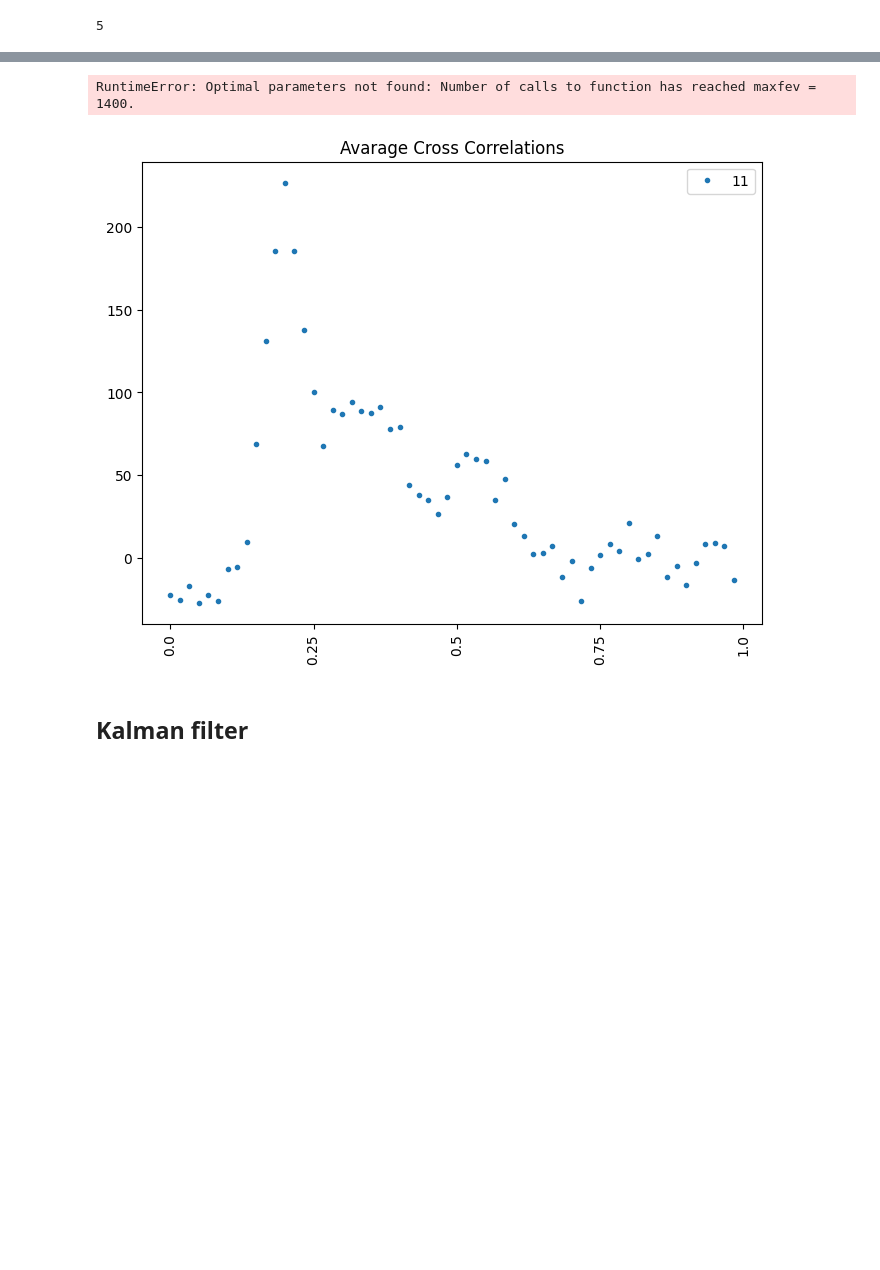
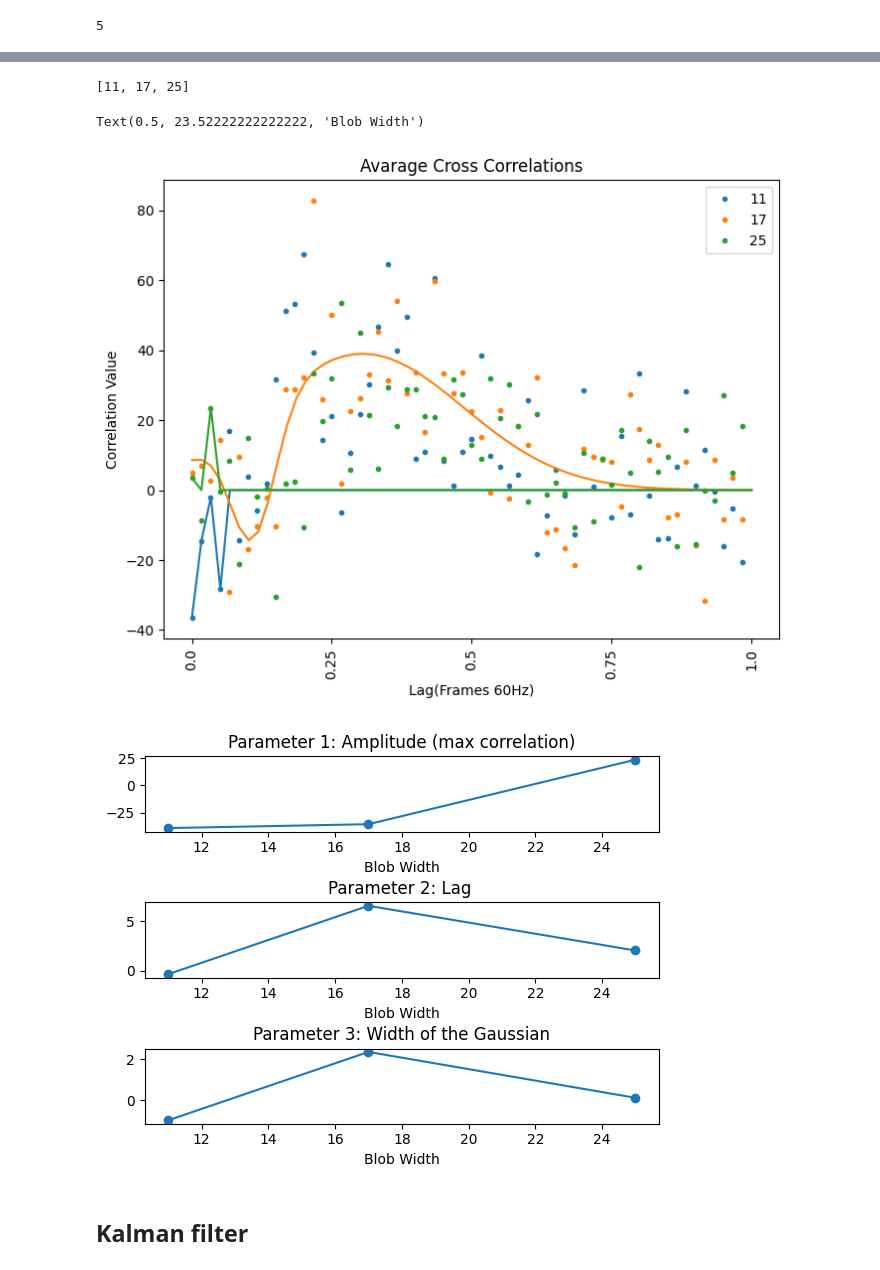
Before and after one commit to omeryildiran/Guido-Pascal-Omer-continuous-psychophysics, a Jupyter notebook: analysis_primier.ipynb, the cells around one changed output, grey strips where cells are left out. Cells and saved outputs as stored; diff of their text form; code cells hidden in the pictures; blank space fills up the shorter version.

```diff
--- a/analysis_primier.ipynb
+++ b/analysis_primier.ipynb
@@ -56,18 +54,19 @@ nTrialPerSigma
 # %% [output]
 5
 # %%
+
 from scipy.ndimage import gaussian_filter1d
 
-def smooth_data(data_to_smooth, window_size=4):
+def smooth_data(data_to_smooth, window_size=5):
     # Create a moving average filter
     filter = np.ones(window_size) / window_size
     smoothed_response = []
 # Iterate over all trials
-    for trialNum in range(response.shape[0]):
+    for trialNum in range(data_to_smooth.shape[0]):
     # Apply the filter to the response data
         #smoothed_response = gaussian_filter1d(response[trialNum, :], 2)
-        smoothed_response.append(np.convolve(response[trialNum, :], filter, mode='same'))
+        smoothed_response.append(np.convolve(data_to_smooth[trialNum, :], filter, mode='same'))
     smoothed_response=np.squeeze(smoothed_response)
     return smoothed_response
-response=smooth_data(response)
+eyeResp=smooth_data(eyeResp)
 #target=smooth_data(target)
@@ -101,4 +85,5 @@ plt.show()
 # %%
+response=eyeResp
 # create key-value pairs for the dictionary of 30 trials
 trial_dict = {}
 for i in range(nTrial):
@@ -174,7 +159,7 @@ ccg_blob_mean=[]
 ccg_single_blob=[]
 ccg_single_trials=[]
 frameRate=60
-lag_time=0.5 # seconds
+lag_time=1 # seconds
 lag_range = int(lag_time*frameRate)
 len_trial=len(trialDictSorted[0][1]['target'])
 mid_trial=int(len_trial/2)
@@ -189,7 +174,7 @@ for blob_width in range(len(blob_widths)):
         Y=tmp_trial['target'] # bonnen data
         X=np.diff(X)
         Y=np.diff(Y)
-        # iinstad of normalizing take zscore
+        # Take zscore
         X=(X-np.mean(X))/np.std(X)
         Y= (Y-np.mean(Y))/np.std(Y)
         ccg_single_trial= np.correlate(X, Y, 'full')
@@ -375,7 +360,7 @@ steps=int(frameRate*time_lag)
 from scipy.optimize import curve_fit
 import math
 
-blob_ind=0
+blob_ind=2
 ccg=ccg_blob_mean[blob_ind]
 mid_point = len(ccg) // 2
 ydata=ccg[mid_point:mid_point+steps]
@@ -402,3 +387,7 @@ Text(0, 0.5, 'Cross Correlation')
+# %%
+blob_widths
+# %% [output]
+[11, 17, 25]
 # %%
 colors = ["#1f77b4", "#ff7f0e", "#2ca02c", "#d62728", "#9467bd", "#8c564b"]
 # plot avarage cross correlation for trials with the same sigma value
@@ -440,44 +429,45 @@ for i,bw in enumerate(blob_widths):
    initial_guesses=[]
    initial_guesses.append(np.max(ydata))
    initial_guesses.append(np.argmax(ydata))
-   initial_guesses.append(np.std(ydata)*10)
+   initial_guesses.append(np.std(ydata)*1)
    initial_guesses.append(np.min(ydata))
    initial_guesses.append(np.argmin(ydata))
-   initial_guesses.append(np.std(ydata)*10)
+   initial_guesses.append(np.std(ydata)*1)
 
-   popt, pcov = curve_fit(double_gaussian, xdata, ydata,p0=initial_guesses )
+   popt, pcov = curve_fit(double_gaussian, xdata, ydata)#,p0=initial_guesses )
    yfit=double_gaussian(xdata, *popt)
    plt.plot(xdata, yfit,color=colors[i])
 
    plt.xlabel('Lag(Frames 60Hz)')
    plt.ylabel('Correlation Value')
 
    # save the parameters of the fit for each blob width
    popt_list.append(popt)
    pcov_list.append(pcov)
 
 
    #plt.show()
 
 # Create 2x3 sub plots
 fig, axs = plt.subplots(3, 1)
 fig.tight_layout(pad=3.0)
 # Subplot 1: Plot the first parameter values for each blob width
 axs[0].plot(blob_widths, [popt[0] for popt in popt_list], 'o-')
 axs[0].set_title('Parameter 1: Amplitude (max correlation)')
 axs[0].set_xlabel('Blob Width')
 # Subplot 2: Plot the second parameter values for each blob width
 axs[1].plot(blob_widths, [popt[1] for popt in popt_list], 'o-')
 axs[1].set_title('Parameter 2: Lag ')
 axs[1].set_xlabel('Blob Width')
 
 # Subplot 3: Plot the third parameter values for each blob width
 axs[2].plot(blob_widths, [popt[2] for popt in popt_list], 'o-')
 axs[2].set_title('Parameter 3: Width of the Gaussian')
 axs[2].set_xlabel('Blob Width')
 # %% [output]
-RuntimeError: Optimal parameters not found: Number of calls to function has reached maxfev = 1400.
+Text(0.5, 23.52222222222222, 'Blob Width')
-[figure, old version]
+[figure, new version]
+[figure, added]
 # %% [markdown]
 ## Kalman filter
 # %%
```
Also changed, not shown: parts of 13 cells of this notebook, 1 other file.
